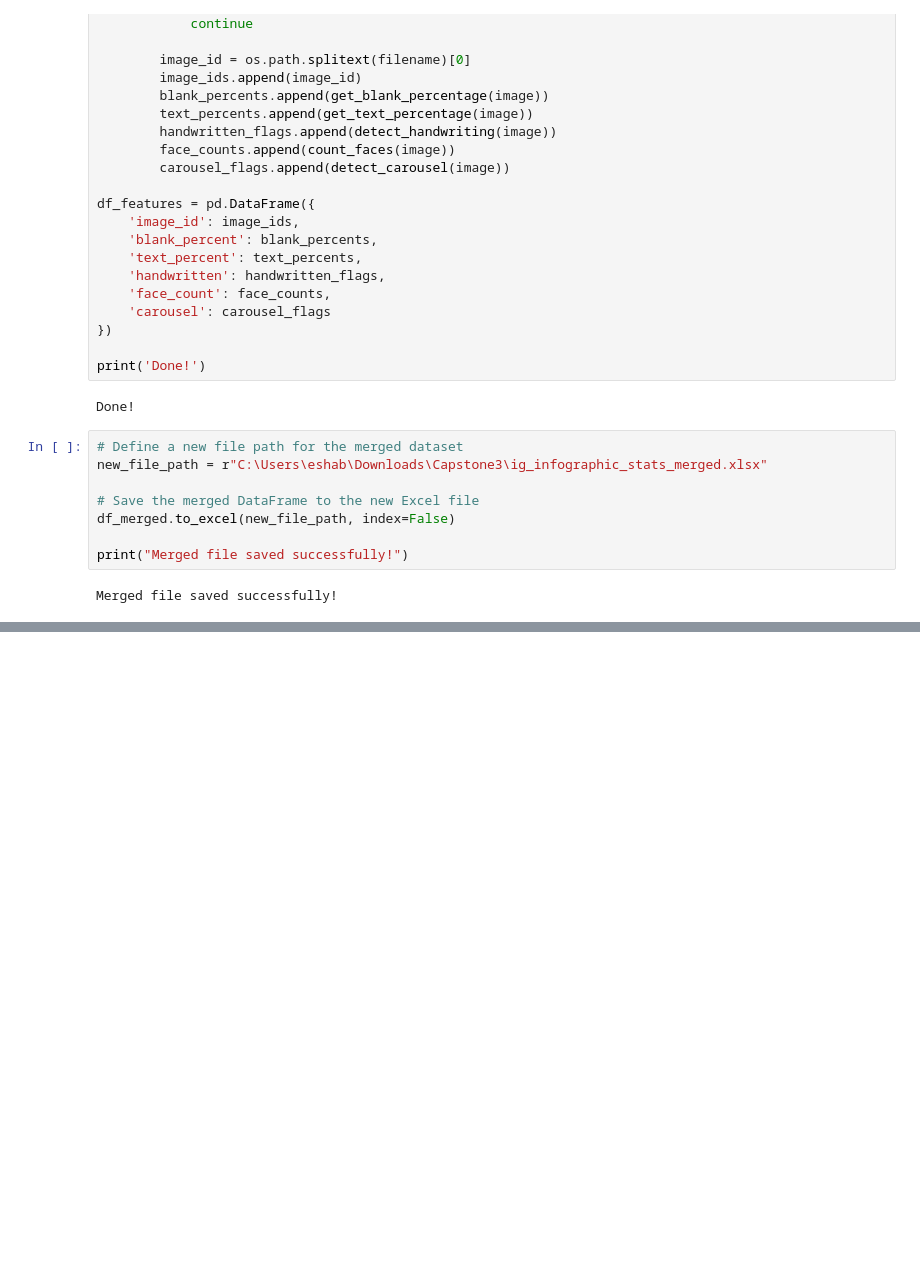
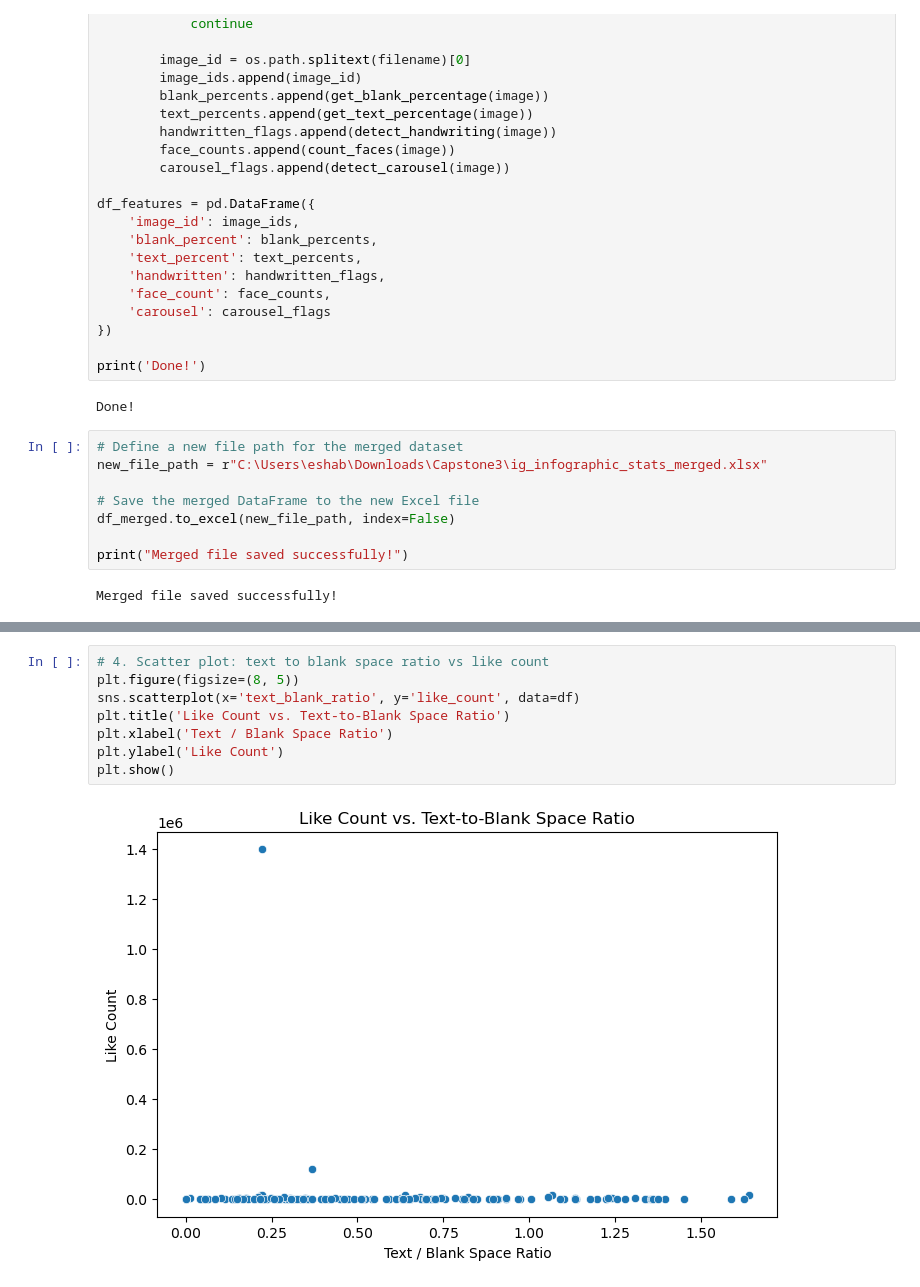
Before and after one commit to ebhatsha/CapstonePortfolio, a Jupyter notebook: EducationImagesCapstone3.ipynb, the cells around one changed output, grey strips where cells are left out. Saved outputs shown, nothing was run; the diff lists cells and outputs as text; blank space fills up the shorter version.

```diff
--- a/EducationImagesCapstone3.ipynb
+++ b/EducationImagesCapstone3.ipynb
@@ -215,0 +252,10 @@ df.head
+# %%
+# 4. Scatter plot: text to blank space ratio vs like count
+plt.figure(figsize=(8, 5))
+sns.scatterplot(x='text_blank_ratio', y='like_count', data=df)
+plt.title('Like Count vs. Text-to-Blank Space Ratio')
+plt.xlabel('Text / Blank Space Ratio')
+plt.ylabel('Like Count')
+plt.show()
+# %% [output]
+[figure, added]
```
Also changed, not shown: parts of 8 cells of this notebook.
